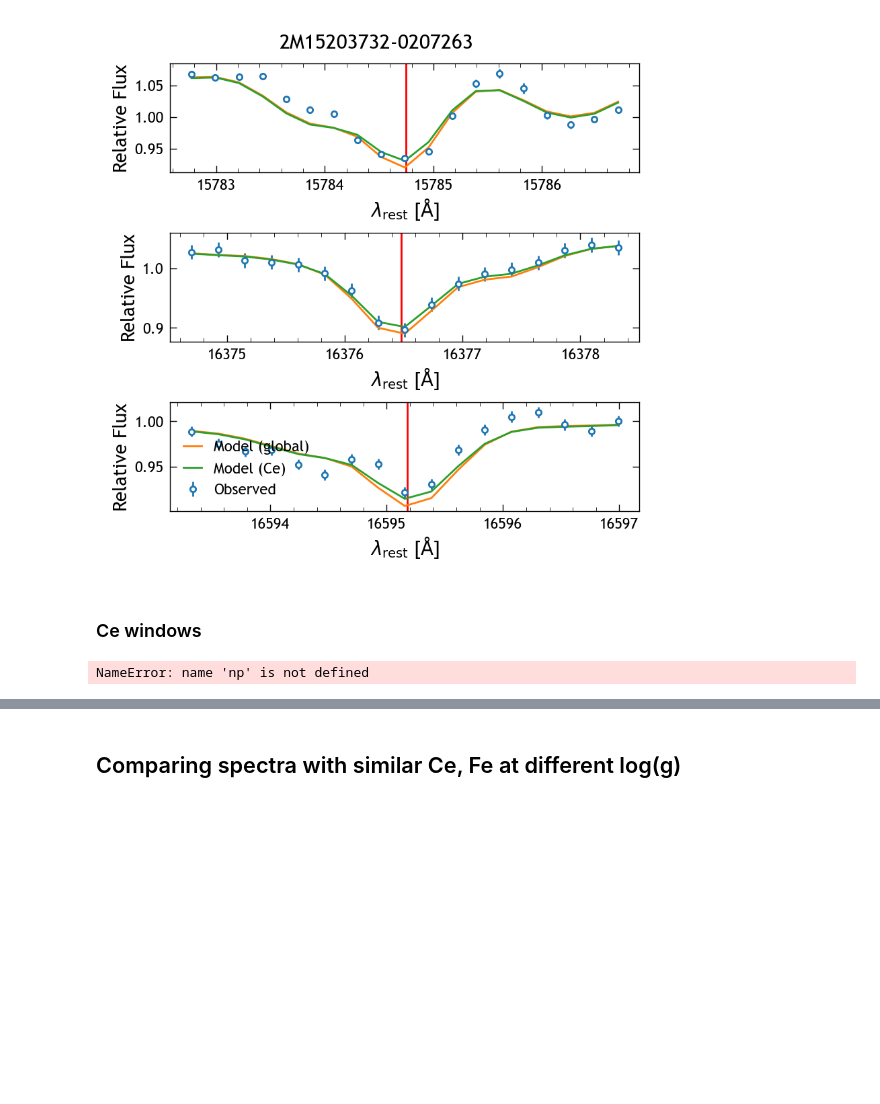
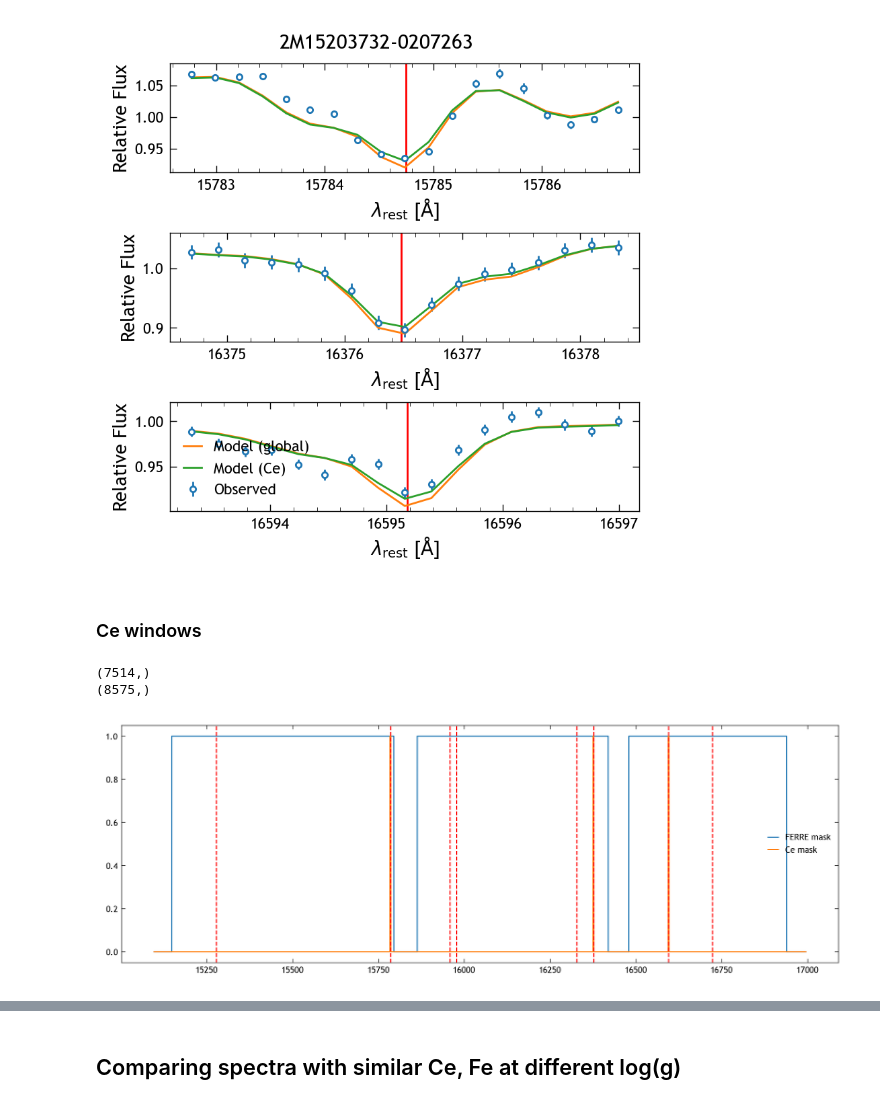
Before and after one commit to lodubay/chemical-clocks, a Jupyter notebook: src/scripts/spectrum_checks.ipynb, the cells around one changed output, grey strips where cells are left out. Drawn from its saved outputs; the diff is of its cells as text; code cells hidden in the pictures; blank space fills up the shorter version.

```diff
--- a/src/scripts/spectrum_checks.ipynb
+++ b/src/scripts/spectrum_checks.ipynb
@@ -282,11 +282,25 @@ def get_ferre_pixel_mask():
     assert mask.sum() == 7514
     return mask
 
-ferre_ce_mask = np.loadtxt("/uufs/chpc.utah.edu/common/home/sdss51/sdsswork/mwm/spectro/astra/component_data/aspcap/masks_ipl3/Ce.mask")
+ferre_ce_mask = np.loadtxt(paths.data / "MWM/Ce.mask")
+print(ferre_ce_mask.shape)
 
 ferre_mask = get_ferre_pixel_mask()
+print(ferre_mask.shape)
 
 ce_mask = np.zeros(ferre_mask.size, dtype=bool)
 ce_mask[ferre_mask] = ferre_ce_mask
 # %% [output]
-NameError: name 'np' is not defined
+(7514,)
+(8575,)
+# %%
+fig, ax = plt.subplots(figsize=(12, 4))
+# ax.plot(air_wl, ferre_ce_mask)
+ax.plot(air_wl, ferre_mask, label='FERRE mask')
+ax.plot(air_wl, ce_mask, label='Ce mask')
+for line in ce_ii_lines:
+    ax.axvline(line, ls='--', c='r')
+ax.legend()
+plt.show()
+# %% [output]
+[figure, added]
```
Also changed, not shown: parts of 5 cells of this notebook, 2 other files.
